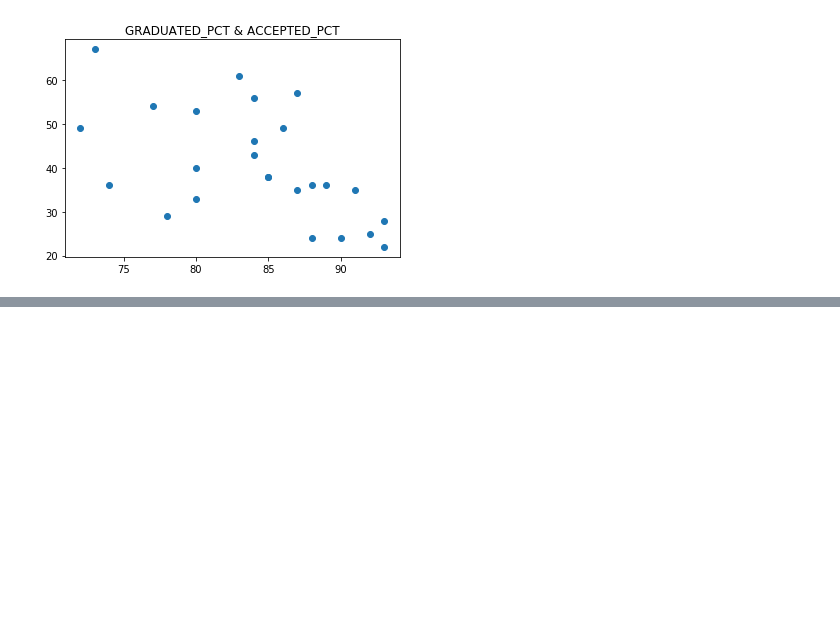
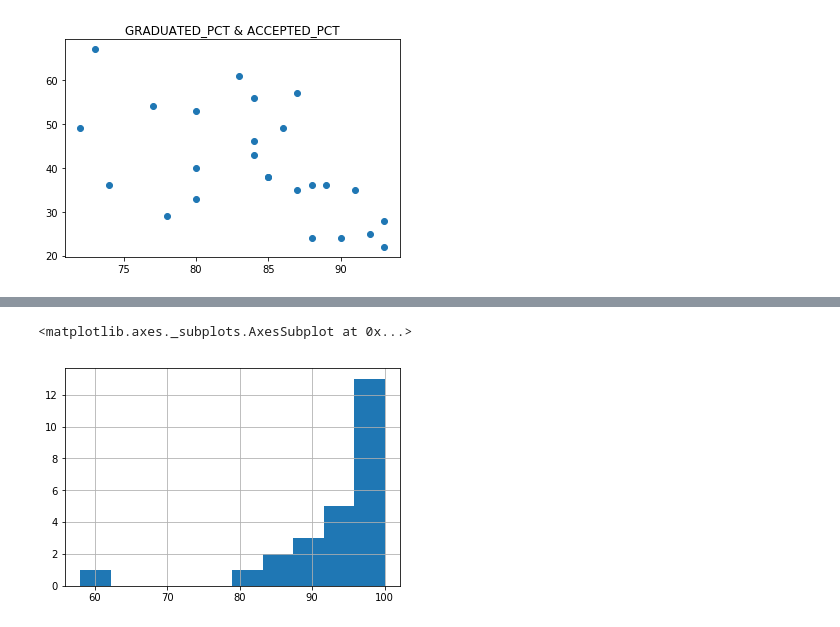
Before and after one commit to Goopard/DS-Homeworks, a Jupyter notebook: HW1.1.ipynb, the cells around one changed output, grey strips where cells are left out. Saved outputs shown, nothing was run; the diff lists cells and outputs as text; code cells hidden in the pictures; blank space fills up the shorter version.

```diff
--- a/HW1.1.ipynb
+++ b/HW1.1.ipynb
@@ -184,0 +188,5 @@ Pearson correlation coefficient between GRADUATED_PCT and ACCEPTED_PCT: -0.56221
+# %%
+univ.PHD_PCT.hist()
+# %% [output]
+<matplotlib.axes._subplots.AxesSubplot at 0x...>
+[figure, added]
```
Also changed, not shown: parts of 10 cells of this notebook.
